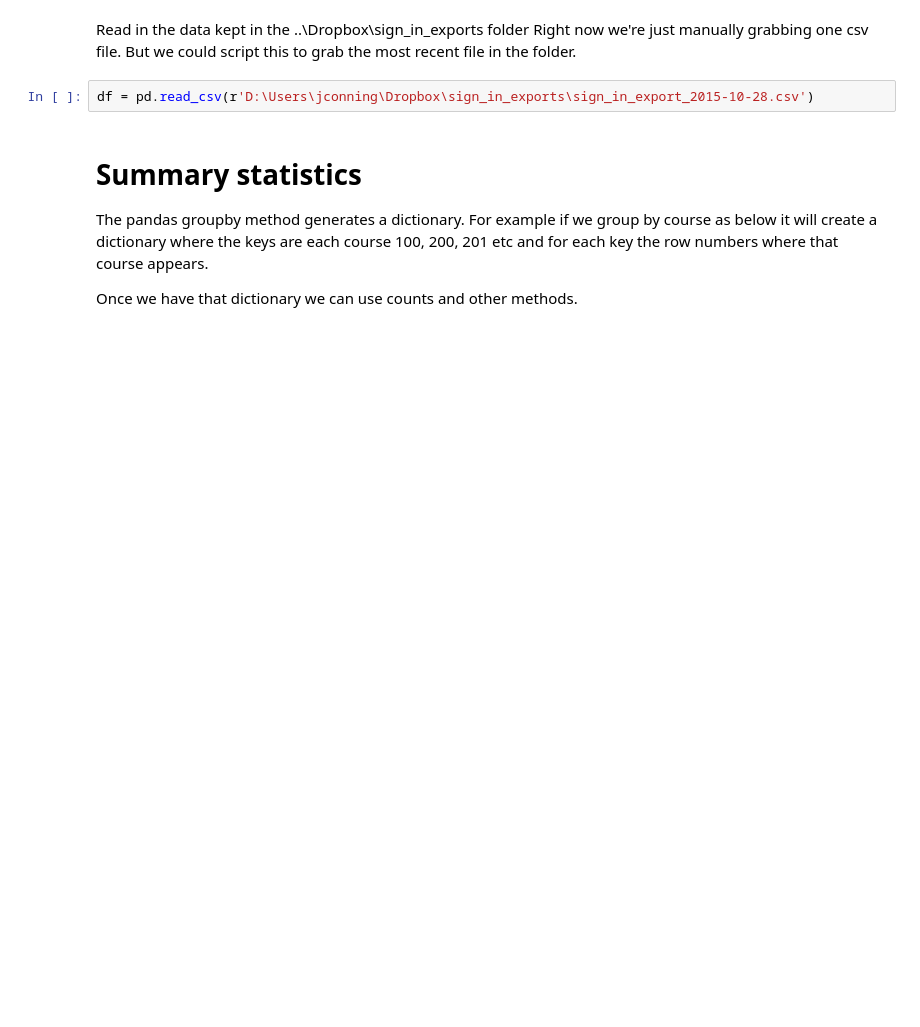
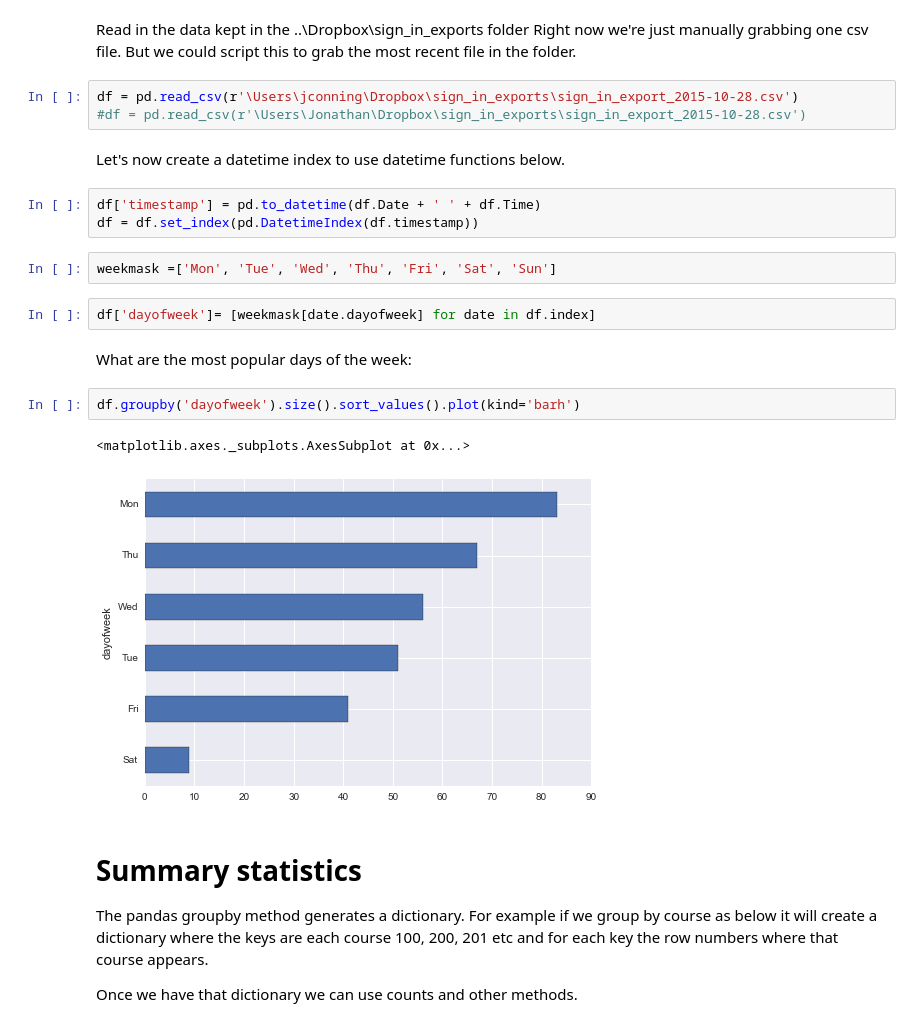
Before and after one commit to ilevcovitz/econ_tutoring_sign_in, a Jupyter notebook: analyze/TutorAnalysis.ipynb, the cells around one changed output. Drawn from its saved outputs; the diff is of its cells as text; blank space fills up the shorter version.

```diff
--- a/analyze/TutorAnalysis.ipynb
+++ b/analyze/TutorAnalysis.ipynb
@@ -9,7 +10,24 @@ import seaborn as sns
 Read in the data kept in the ..\Dropbox\sign_in_exports folder
 Right now we're just manually grabbing one csv file.  But we could script this to grab the most recent file in the folder.
 # %%
-df = pd.read_csv(r'D:\Users\jconning\Dropbox\sign_in_exports\sign_in_export_2015-10-28.csv')
+df = pd.read_csv(r'\Users\jconning\Dropbox\sign_in_exports\sign_in_export_2015-10-28.csv')
+#df = pd.read_csv(r'\Users\Jonathan\Dropbox\sign_in_exports\sign_in_export_2015-10-28.csv')
+# %% [markdown]
+Let's now create a datetime index to use datetime functions below.
+# %%
+df['timestamp'] = pd.to_datetime(df.Date + ' ' + df.Time)
+df = df.set_index(pd.DatetimeIndex(df.timestamp))
+# %%
+weekmask =['Mon', 'Tue', 'Wed', 'Thu', 'Fri', 'Sat', 'Sun']
+# %%
+df['dayofweek']= [weekmask[date.dayofweek] for date in df.index]
+# %% [markdown]
+What are the most popular days of the week:
+# %%
+df.groupby('dayofweek').size().sort_values().plot(kind='barh')
+# %% [output]
+<matplotlib.axes._subplots.AxesSubplot at 0x...>
+[figure, added]
 # %% [markdown]
 # Summary statistics
 The pandas groupby method generates a dictionary. For example if we group by course as below it will create a dictionary where the keys are each course 100, 200, 201 etc and for each key the row numbers where that course appears.
```
Also changed, not shown: parts of 8 cells of this notebook.
